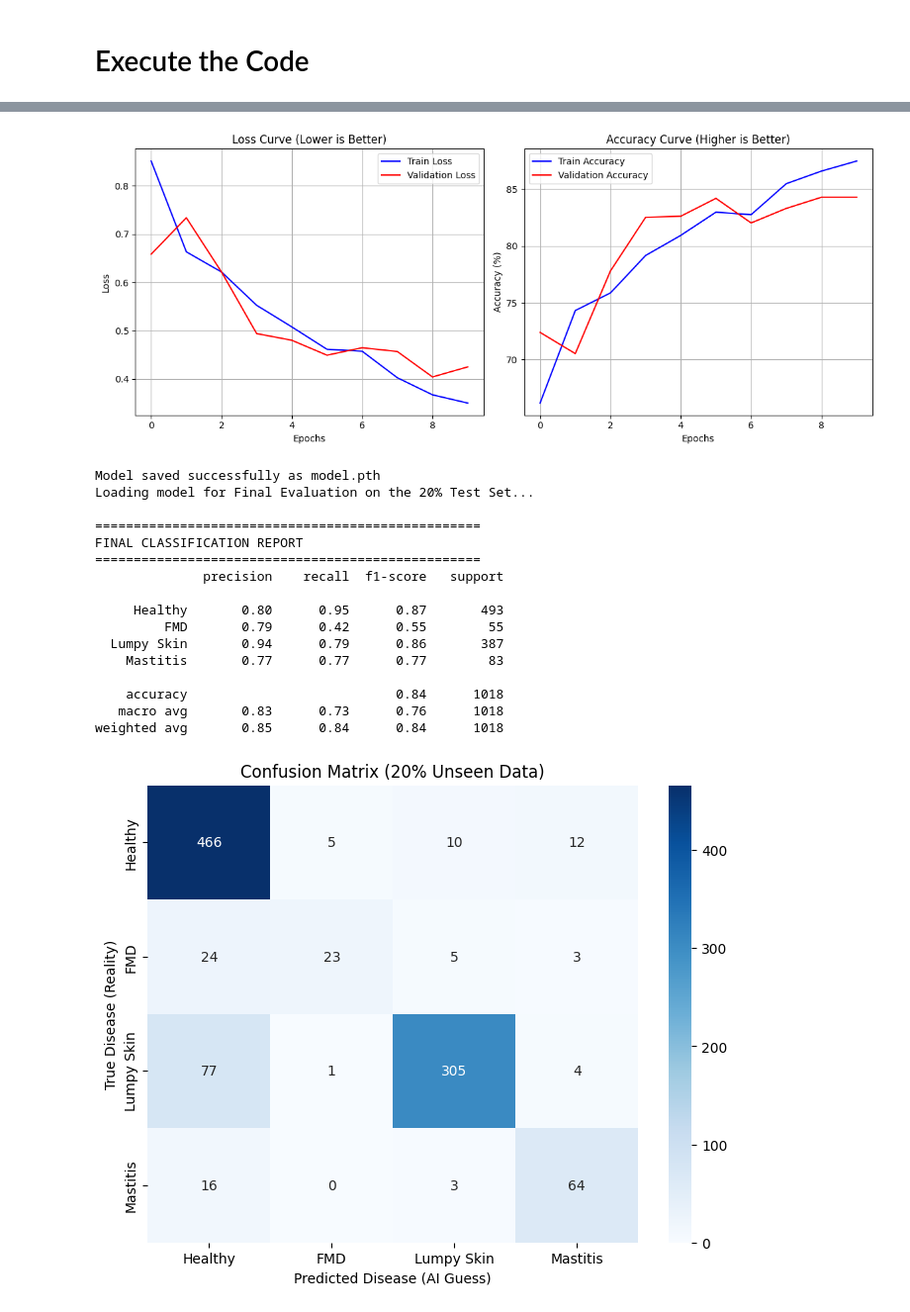
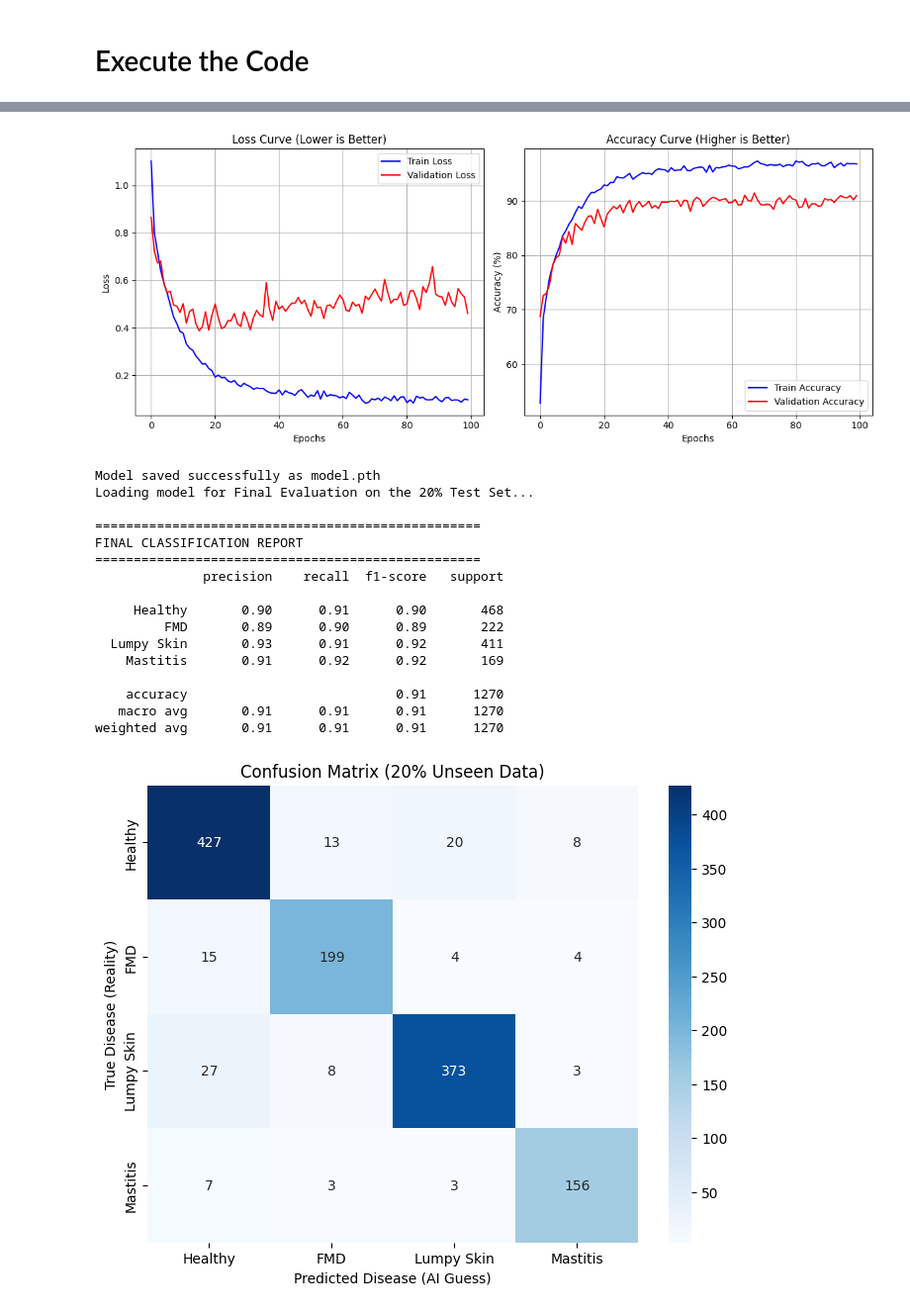
Before and after one commit to MehboobAli-Portfolio/AI_Dairy_Lens, a Jupyter notebook: Untitled.ipynb, the cells around one changed output, grey strips where cells are left out. Shown at 99% size. Saved outputs shown, nothing was run; the diff lists cells and outputs as text; code cells hidden in the pictures.

Commit message:
add model training, evaluation, and confusion matrix generation

```diff
--- a/Untitled.ipynb
+++ b/Untitled.ipynb
@@ -122,7 +127,7 @@ def get_loss_and_optimizer(model):
 # %% [markdown]
 # Training & The Validation Graphs
 # %%
-def train_and_validate(root_dir, model_save_path='model.pth', epochs=10):
+def train_and_validate(root_dir, model_save_path='model.pth', epochs=100):
     # 1. Transforms (Augmentation for Train, Clean for Val)
     train_transform = transforms.Compose([
         transforms.Resize((128, 128)),
@@ -169,8 +174,14 @@ def train_and_validate(root_dir, model_save_path='model.pth', epochs=10):
         model.train()
         running_loss, correct_train = 0.0, 0
 
-        for images, labels in train_loader:
+        # -> CHANGE 1: We added 'i' and 'enumerate' here
+        for i, (images, labels) in enumerate(train_loader):
             images, labels = images.to(device), labels.to(device)
+
+            # -> CHANGE 2: Added the print statement right here
+            if i % 20 == 0:
+                print(f"   -> Processing batch {i} out of {len(train_loader)}")
+
             optimizer.zero_grad()
             outputs = model(images)
             loss = loss_fn(outputs, labels)
@@ -355,13 +366,10 @@ def predict_disease_smart(image_path, model_path='model.pth'):
 # Execute the Code
 # %%
 # STEP 1: Train the model and generate the Learning Curves
-root_directory = r'd:\AI Dairy Lens'
-train_and_validate(root_directory, model_save_path='model.pth', epochs=10)
+root_directory = r'/content/drive/MyDrive/Dataset' # Update this path to where your 'FMD_Cattle', 'Lumpy Skin Images Dataset', and 'mastitis' folders are located
+train_and_validate(root_directory, model_save_path='model.pth', epochs=100)
 
 # STEP 2: Generate the Final Teacher Report and Confusion Matrix
 # (Run this immediately after training finishes)
 generate_final_report(root_directory, model_path='model.pth')
-
-# STEP 3: Test a single picture to see the final app output
-# predict_single_image(r'd:\path\to\your\test_picture.jpg', 'model.pth')
 # %% [output]
@@ -381,18 +393,18 @@ Epoch 10/10 | Train Loss: 0.3501, Acc: 87.5% | Val Loss: 0.4250, Val Acc: 84.3%
-[figure, old version]
+[figure, new version]
 Model saved successfully as model.pth
 Loading model for Final Evaluation on the 20% Test Set...
 
 ==================================================
 FINAL CLASSIFICATION REPORT
 ==================================================
               precision    recall  f1-score   support
 
-     Healthy       0.80      0.95      0.87       493
-         FMD       0.79      0.42      0.55        55
-  Lumpy Skin       0.94      0.79      0.86       387
-    Mastitis       0.77      0.77      0.77        83
+     Healthy       0.90      0.91      0.90       468
+         FMD       0.89      0.90      0.89       222
+  Lumpy Skin       0.93      0.91      0.92       411
+    Mastitis       0.91      0.92      0.92       169
 
-    accuracy                           0.84      1018
-   macro avg       0.83      0.73      0.76      1018
-weighted avg       0.85      0.84      0.84      1018
+    accuracy                           0.91      1270
+   macro avg       0.91      0.91      0.91      1270
+weighted avg       0.91      0.91      0.91      1270
-[figure, old version]
+[figure, new version]
```
Also changed, not shown: parts of 3 cells of this notebook.
